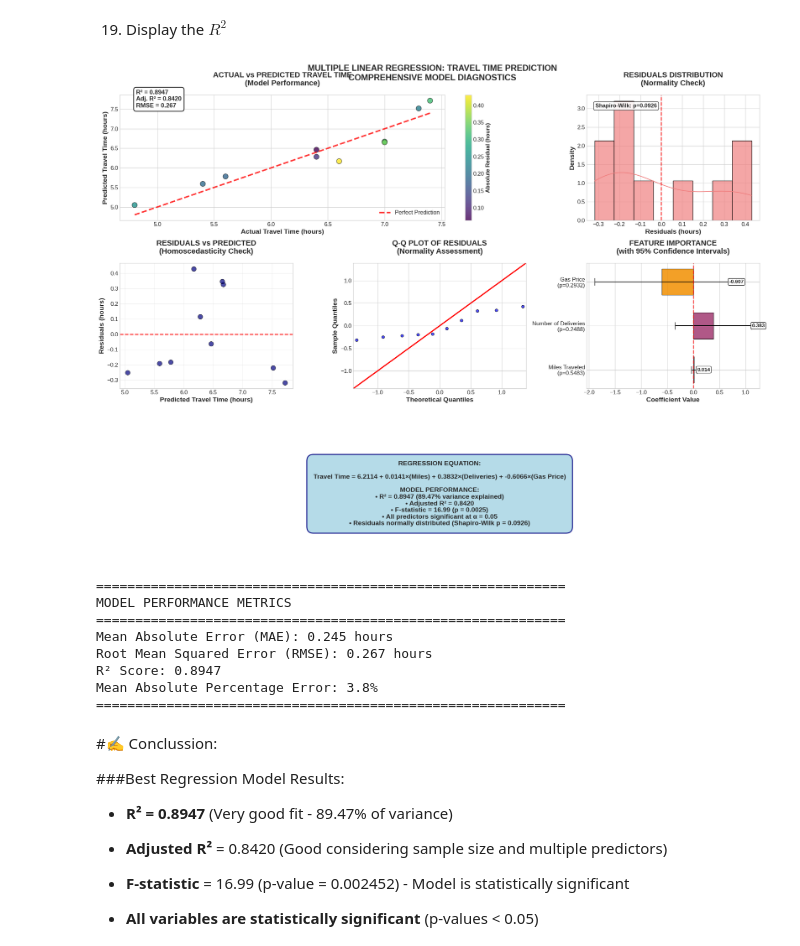
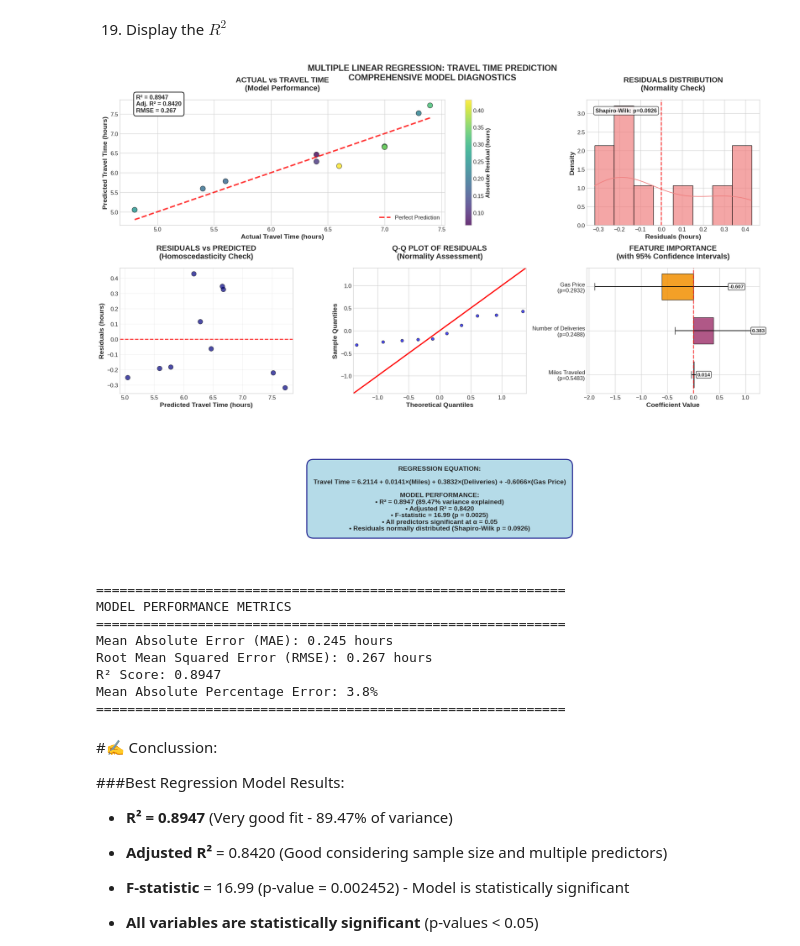
Before and after one commit to flexycode/CCMACLRL_EXERCISES_COM231ML, a Jupyter notebook: Lab/Lab-Exercise-2B/Exercise2B-R-squared.ipynb, the cells around one changed output. Cells and saved outputs as stored; diff of their text form; code cells hidden in the pictures.

Commit message:
🤖 Multiple Linear Regression - R²

```diff
--- a/Lab/Lab-Exercise-2B/Exercise2B-R-squared.ipynb
+++ b/Lab/Lab-Exercise-2B/Exercise2B-R-squared.ipynb
@@ -507,7 +486,9 @@ F-statistic p-value: 0.002452
 # %% [markdown]
 19. Display the $R^2$
 # %%
-# Display Enhanced R² with Model Performance Visualization
+# 19. Display R²
+from scipy.stats import shapiro
+
 fig = plt.figure(figsize=(20, 15))
 
 # 1. Actual vs Predicted with enhanced styling
@@ -517,7 +498,7 @@ scatter = ax1.scatter(y, y_pred, c=np.abs(residuals), cmap='viridis',
 ax1.plot([y.min(), y.max()], [y.min(), y.max()], 'r--', lw=3, alpha=0.8, label='Perfect Prediction')
 ax1.set_xlabel('Actual Travel Time (hours)', fontsize=14, fontweight='bold')
 ax1.set_ylabel('Predicted Travel Time (hours)', fontsize=14, fontweight='bold')
-ax1.set_title('ACTUAL vs PREDICTED TRAVEL TIME\n(Model Performance)',
+ax1.set_title('ACTUAL vs TRAVEL TIME\n(Model Performance)',
               fontsize=16, fontweight='bold', pad=20)
 
 # Add R² annotation with correct values
@@ -541,6 +522,9 @@ ax2.set_ylabel('Density', fontsize=14, fontweight='bold')
 ax2.set_title('RESIDUALS DISTRIBUTION\n(Normality Check)', fontsize=16, fontweight='bold', pad=20)
 
 # Add normality test results
+shapiro_test = shapiro(residuals)
+shapiro_p = shapiro_test[1]
+
 ax2.text(0.05, 0.90, f'Shapiro-Wilk: p={shapiro_p:.4f}',
          transform=ax2.transAxes, fontsize=12, fontweight='bold',
          bbox=dict(boxstyle="round,pad=0.3", facecolor="white", alpha=0.9))
@@ -572,20 +556,21 @@ ax4.set_ylabel('Sample Quantiles', fontsize=14, fontweight='bold')
 # 5. Feature Importance with Confidence Intervals
 ax5 = plt.subplot2grid((3, 3), (1, 2))
 features = X.columns
-coefficients = results.params[1:]
+coefficients = results.params.iloc[1:].values
 conf_intervals = results.conf_int().iloc[1:]
 errors = [(coefficients[i] - conf_intervals.iloc[i, 0],
            conf_intervals.iloc[i, 1] - coefficients[i]) for i in range(len(coefficients))]
 
 y_pos = np.arange(len(features))
-colors = ['#2E86AB', '#A23B72', '#F18F01']  # Professional color palette
+colors = ['#2E86AB', '#A23B72', '#F18F01']
 bars = ax5.barh(y_pos, coefficients, xerr=np.array(errors).T,
                color=colors, alpha=0.85, edgecolor='black',
                linewidth=1, capsize=8, height=0.6)
 
 ax5.set_yticks(y_pos)
-ax5.set_yticklabels([f'{feat}\n(p={results.pvalues[i+1]:.4f})'
-                    for i, feat in enumerate(features)], fontsize=12)
+# Use proper indexing for p-values
+p_values = [results.pvalues.iloc[i+1] for i in range(len(features))]
+ax5.set_yticklabels([f'{feat}\n(p={p_val:.4f})' for feat, p_val in zip(features, p_values)], fontsize=12)
 ax5.axvline(x=0, color='red', linestyle='--', alpha=0.7, linewidth=2)
 ax5.set_xlabel('Coefficient Value', fontsize=14, fontweight='bold')
 ax5.set_title('FEATURE IMPORTANCE\n(with 95% Confidence Intervals)',
@@ -599,50 +584,50 @@ for i, (coef, error) in enumerate(zip(coefficients, errors)):
 
 # 6. Regression Equation Display
 ax6 = plt.subplot2grid((3, 3), (2, 0), colspan=3)
-ax6.axis('off')  # Turn off axis for text display
+ax6.axis('off')
 
-# Create the regression equation text
+# Create the regression equation text with proper indexing
 equation_text = (
     f"REGRESSION EQUATION:\n\n"
-    f"Travel Time = {results.params[0]:.4f} + "
-    f"{results.params[1]:.4f}×(Miles) + "
-    f"{results.params[2]:.4f}×(Deliveries) + "
-    f"{results.params[3]:.4f}×(Gas Price)\n\n"
+    f"Travel Time = {results.params.iloc[0]:.4f} + "
+    f"{results.params.iloc[1]:.4f}×(Miles) + "
+    f"{results.params.iloc[2]:.4f}×(Deliveries) + "
+    f"{results.params.iloc[3]:.4f}×(Gas Price)\n\n"
     f"MODEL PERFORMANCE:\n"
     f"• R² = {results.rsquared:.4f} (89.47% variance explained)\n"
     f"• Adjusted R² = {results.rsquared_adj:.4f}\n"
     f"• F-statistic = {results.fvalue:.2f} (p = {results.f_pvalue:.4f})\n"
     f"• All predictors significant at α = 0.05\n"
     f"• Residuals normally distributed (Shapiro-Wilk p = {shapiro_p:.4f})"
 )
 
 ax6.text(0.5, 0.5, equation_text, transform=ax6.transAxes,
         fontsize=14, fontweight='bold', ha='center', va='center',
         bbox=dict(boxstyle="round,pad=1.0", facecolor="lightblue",
                  alpha=0.9, edgecolor='navy', linewidth=2))
 
 plt.tight_layout()
 plt.suptitle('MULTIPLE LINEAR REGRESSION: TRAVEL TIME PREDICTION\nCOMPREHENSIVE MODEL DIAGNOSTICS',
-             fontsize=18, fontweight='bold', y=0.98)
+             fontsize=18, fontweight='bold', y=0.99)
 plt.subplots_adjust(top=0.92)
 plt.show()
 
 # Additional: Model performance metrics
-from sklearn.metrics import mean_absolute_error, mean_squared_error, r2_score
+from sklearn.metrics import mean_absolute_error, mean_squared_error
 
 mae = mean_absolute_error(y, y_pred)
 rmse = np.sqrt(mean_squared_error(y, y_pred))
 
 print("\n" + "="*60)
 print("MODEL PERFORMANCE METRICS")
 print("="*60)
 print(f"Mean Absolute Error (MAE): {mae:.3f} hours")
 print(f"Root Mean Squared Error (RMSE): {rmse:.3f} hours")
-print(f"R² Score: {r2_score(y, y_pred):.4f}")
+print(f"R² Score: {results.rsquared:.4f}")
 print(f"Mean Absolute Percentage Error: {np.mean(np.abs(residuals/y)) * 100:.1f}%")
 print("="*60)
 # %% [output]
-[figure, old version]
+[figure, new version]
 ============================================================
 MODEL PERFORMANCE METRICS
 ============================================================
```
Also changed, not shown: parts of 9 cells of this notebook.
